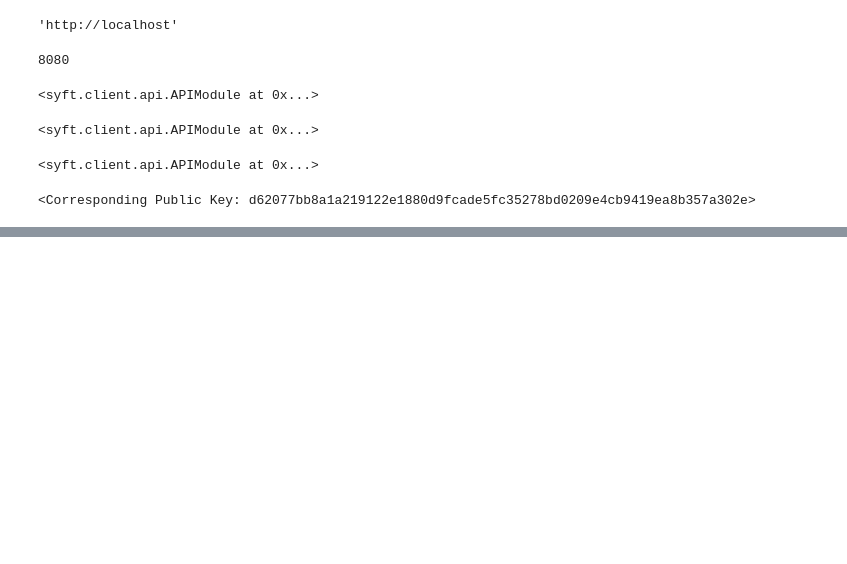
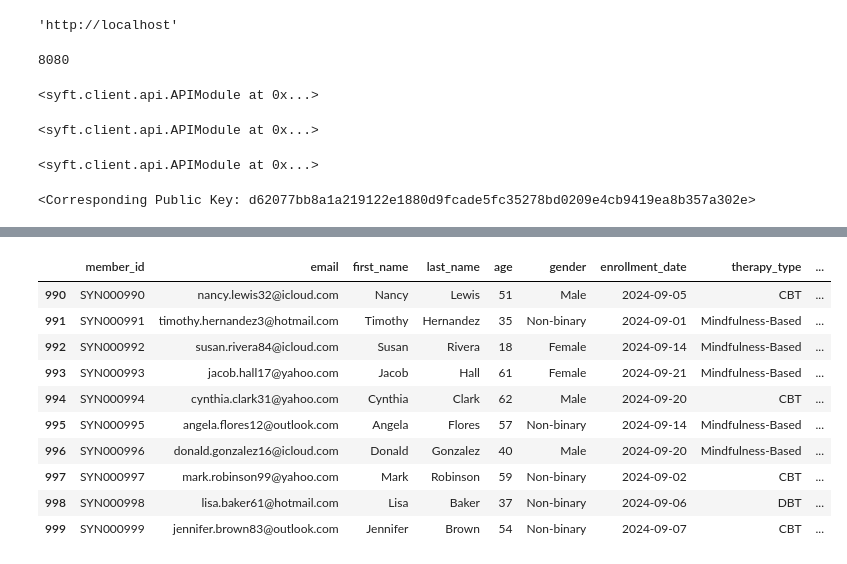
Before and after one commit to sicktastic/tardis-pysyft-openmined, a Jupyter notebook: tardis.ipynb, the cells around one changed output, grey strips where cells are left out. Cells and saved outputs as stored; diff of their text form; code cells hidden in the pictures; blank space fills up the shorter version.

```diff
--- a/tardis.ipynb
+++ b/tardis.ipynb
@@ -85,0 +147,14 @@ df.head(50)
+# %%
+phq_mock.tail(n=10)
+# %% [output]
+|  | member_id | email | first_name | last_name | age | gender | enrollment_date | therapy_type | ... |
+| 990 | SYN000990 | nancy.lewis32@icloud.com | Nancy | Lewis | 51 | Male | 2024-09-05 | CBT | ... |
+| 991 | SYN000991 | timothy.hernandez3@hotmail.com | Timothy | Hernandez | 35 | Non-binary | 2024-09-01 | Mindfulness-Based | ... |
+| 992 | SYN000992 | susan.rivera84@icloud.com | Susan | Rivera | 18 | Female | 2024-09-14 | Mindfulness-Based | ... |
+| 993 | SYN000993 | jacob.hall17@yahoo.com | Jacob | Hall | 61 | Female | 2024-09-21 | Mindfulness-Based | ... |
+| 994 | SYN000994 | cynthia.clark31@yahoo.com | Cynthia | Clark | 62 | Male | 2024-09-20 | CBT | ... |
+| 995 | SYN000995 | angela.flores12@outlook.com | Angela | Flores | 57 | Non-binary | 2024-09-14 | Mindfulness-Based | ... |
+| 996 | SYN000996 | donald.gonzalez16@icloud.com | Donald | Gonzalez | 40 | Male | 2024-09-20 | Mindfulness-Based | ... |
+| 997 | SYN000997 | mark.robinson99@yahoo.com | Mark | Robinson | 59 | Non-binary | 2024-09-02 | CBT | ... |
+| 998 | SYN000998 | lisa.baker61@hotmail.com | Lisa | Baker | 37 | Non-binary | 2024-09-06 | DBT | ... |
+| 999 | SYN000999 | jennifer.brown83@outlook.com | Jennifer | Brown | 54 | Non-binary | 2024-09-07 | CBT | ... |
```
Also changed, not shown: parts of 12 cells of this notebook, 4 other files.
